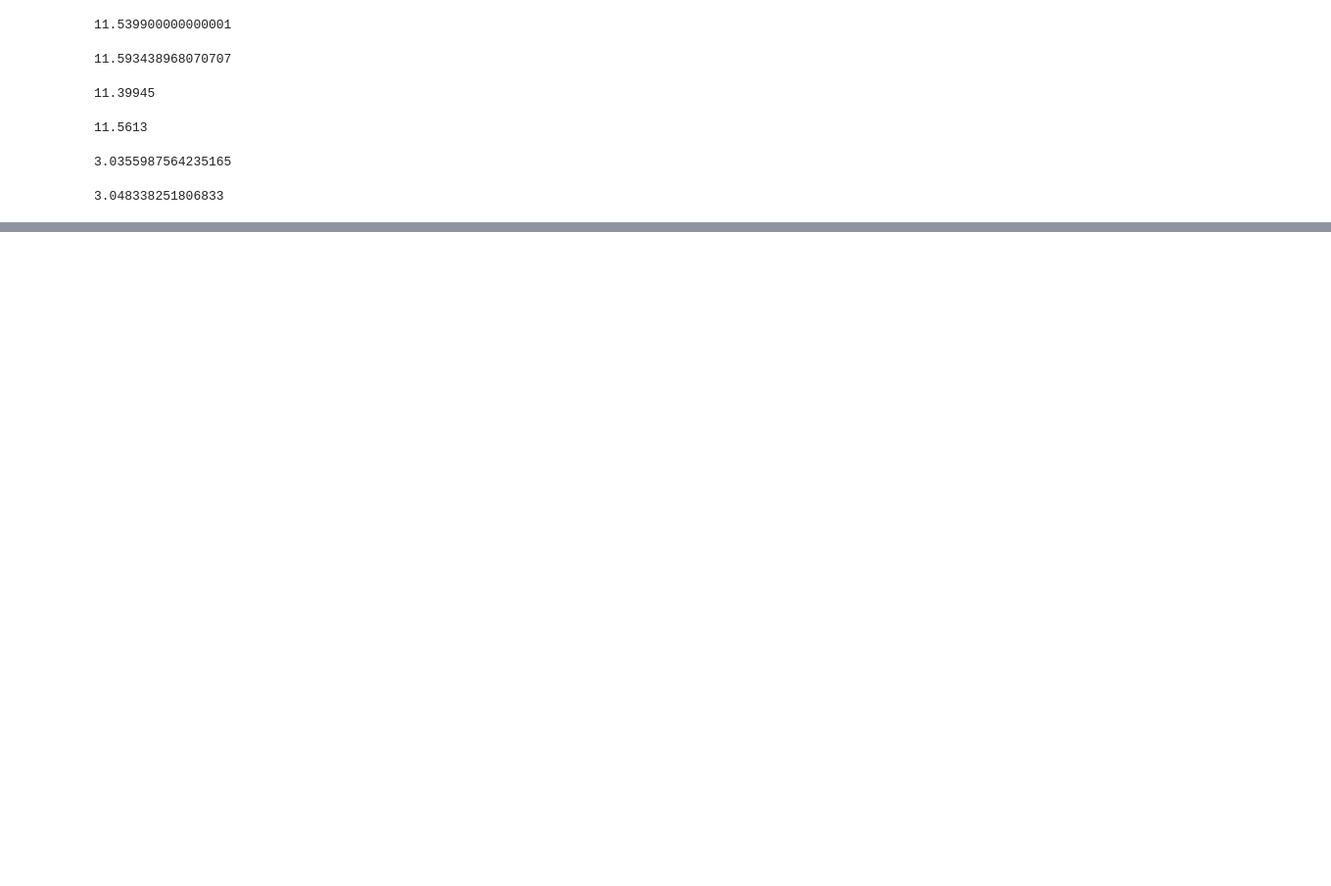
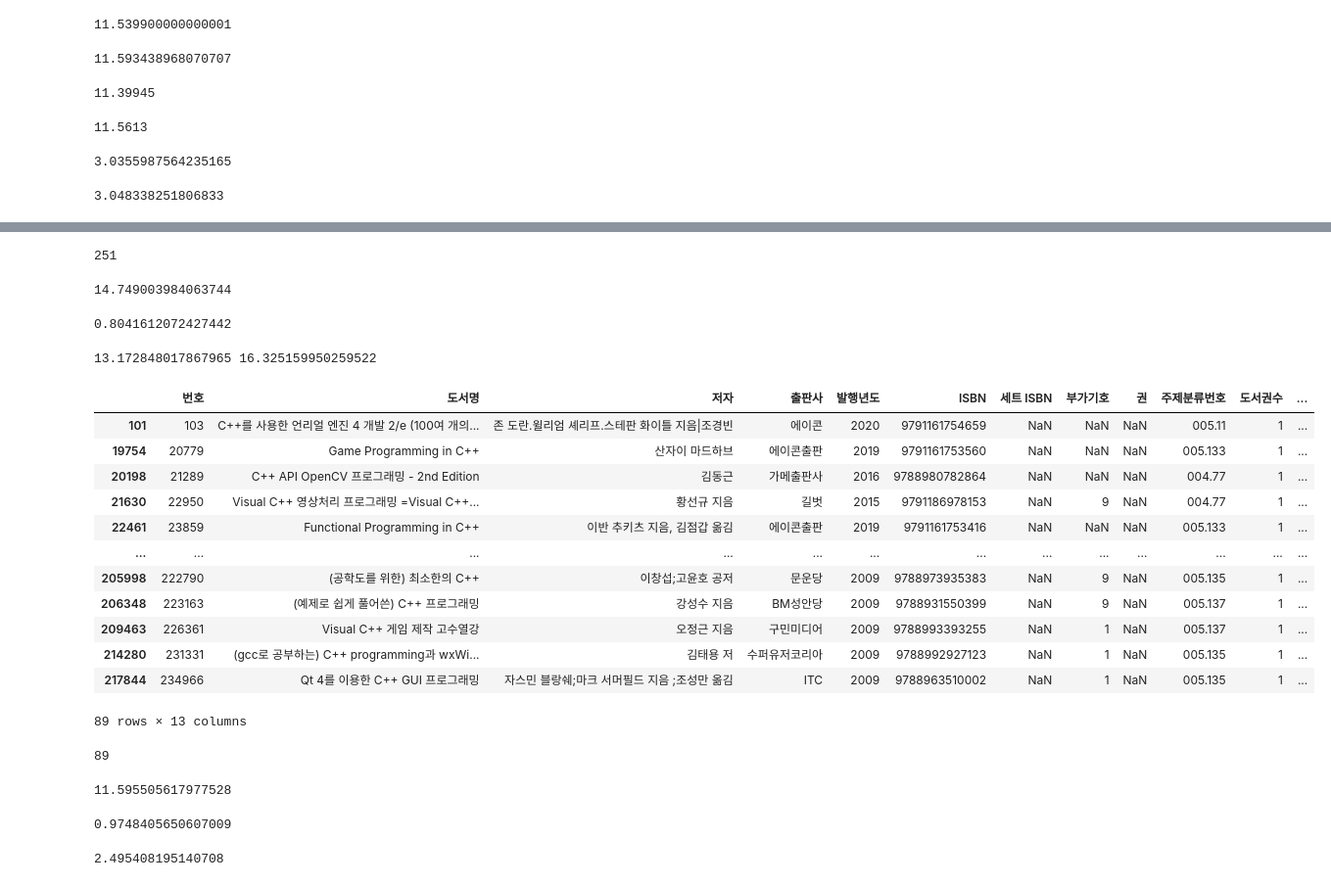
Before and after one commit to stev3j/MachineLearning_Practice, a Jupyter notebook: standard.ipynb, the cells around one changed output, grey strips where cells are left out. Shown: that part at 98% size. Cells and saved outputs as stored; diff of their text form; code cells hidden in the pictures; blank space fills up the shorter version.

```diff
--- a/standard.ipynb
+++ b/standard.ipynb
@@ -115,0 +127,15 @@ np.std(ns_book7['대출건수']) / np.sqrt(40) # 뭘 말하는 거임;;
+# %%
+len(python_books)
+# %% [output]
+251
+# %%
+python_mean = np.mean(python_books['대출건수'])
+python_mean
+# %% [output]
+14.749003984063744
+# %%
+python_std = np.std(python_books['대출건수'])
+python_se = python_std / np.sqrt(len(python_books))
+python_se
+# %% [output]
+0.8041612072427442
@@ -115,0 +146,42 @@ np.std(ns_book7['대출건수']) / np.sqrt(40) # 뭘 말하는 거임;;
+# %%
+print(python_mean-1.96*python_se, python_mean+1.96*python_se)
+# %% [output]
+13.172848017867965 16.325159950259522
+# %%
+cplus_books_index = ns_book7['주제분류번호'].str.startswith('00') & ns_book7['도서명'].str.contains('C++', regex=False)
+cplus_books = ns_book7[cplus_books_index]
+cplus_books
+# %% [output]
+|  | 번호 | 도서명 | 저자 | 출판사 | 발행년도 | ISBN | 세트 ISBN | 부가기호 | 권 | 주제분류번호 | 도서권수 | ... |
+| 101 | 103 | C++를 사용한 언리얼 엔진 4 개발 2/e (100여 개의... | 존 도란.윌리엄 셰리프.스테판 화이틀 지음|조경빈 | 에이콘 | 2020 | 9791161754659 | NaN | NaN | NaN | 005.11 | 1 | ... |
+| 19754 | 20779 | Game Programming in C++ | 산자이 마드하브 | 에이콘출판 | 2019 | 9791161753560 | NaN | NaN | NaN | 005.133 | 1 | ... |
+| 20198 | 21289 | C++ API OpenCV 프로그래밍 - 2nd Edition | 김동근 | 가메출판사 | 2016 | 9788980782864 | NaN | NaN | NaN | 004.77 | 1 | ... |
+| 21630 | 22950 | Visual C++ 영상처리 프로그래밍 =Visual C++... | 황선규 지음 | 길벗 | 2015 | 9791186978153 | NaN | 9 | NaN | 004.77 | 1 | ... |
+| 22461 | 23859 | Functional Programming in C++ | 이반 추키츠 지음, 김점갑 옮김 | 에이콘출판 | 2019 | 9791161753416 | NaN | NaN | NaN | 005.133 | 1 | ... |
+| ... | ... | ... | ... | ... | ... | ... | ... | ... | ... | ... | ... | ... |
+| 205998 | 222790 | (공학도를 위한) 최소한의 C++ | 이창섭;고윤호 공저 | 문운당 | 2009 | 9788973935383 | NaN | 9 | NaN | 005.135 | 1 | ... |
+| 206348 | 223163 | (예제로 쉽게 풀어쓴) C++ 프로그래밍 | 강성수 지음 | BM성안당 | 2009 | 9788931550399 | NaN | 9 | NaN | 005.137 | 1 | ... |
+| 209463 | 226361 | Visual C++ 게임 제작 고수열강 | 오정근 지음 | 구민미디어 | 2009 | 9788993393255 | NaN | 1 | NaN | 005.137 | 1 | ... |
+| 214280 | 231331 | (gcc로 공부하는) C++ programming과 wxWi... | 김태용 저 | 수퍼유저코리아 | 2009 | 9788992927123 | NaN | 1 | NaN | 005.135 | 1 | ... |
+| 217844 | 234966 | Qt 4를 이용한 C++ GUI 프로그래밍 | 자스민 블랑쉐;마크 서머필드 지음 ;조성만 옮김 | ITC | 2009 | 9788963510002 | NaN | 1 | NaN | 005.135 | 1 | ... |
+89 rows × 13 columns
+# %%
+len(cplus_books)
+# %% [output]
+89
+# %%
+cplus_mean = np.mean(cplus_books['대출건수'])
+cplus_mean
+# %% [output]
+11.595505617977528
+# %%
+
+cplus_std = np.std(cplus_books['대출건수'])
+cplus_se = cplus_std / np.sqrt(len(cplus_books))
+cplus_se
+# %% [output]
+0.9748405650607009
+# %%
+(python_mean - cplus_mean) / np.sqrt(python_se**2 + cplus_se**2)
+# %% [output]
+2.495408195140708
```
Also changed, not shown: parts of 5 cells of this notebook.
